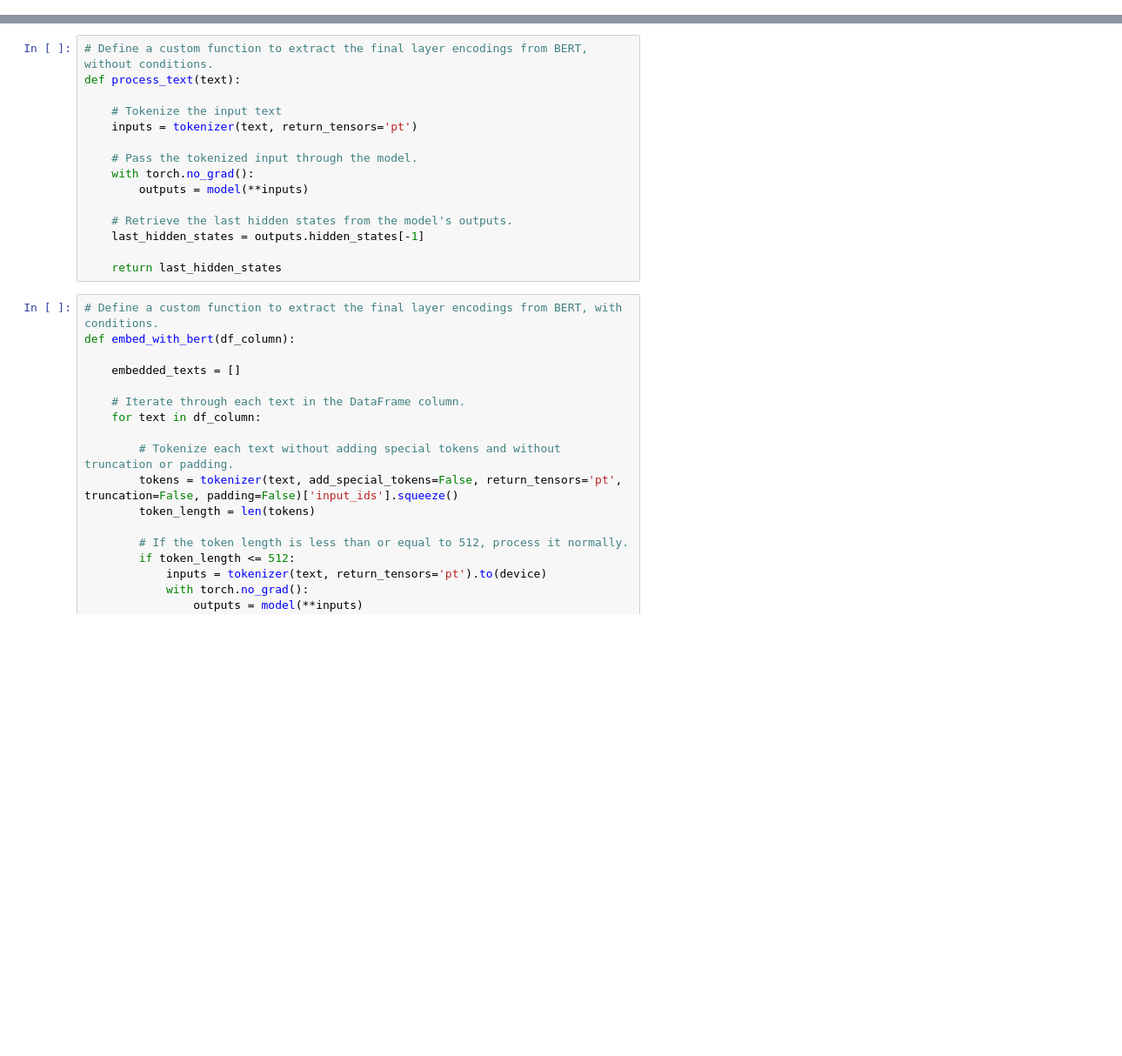
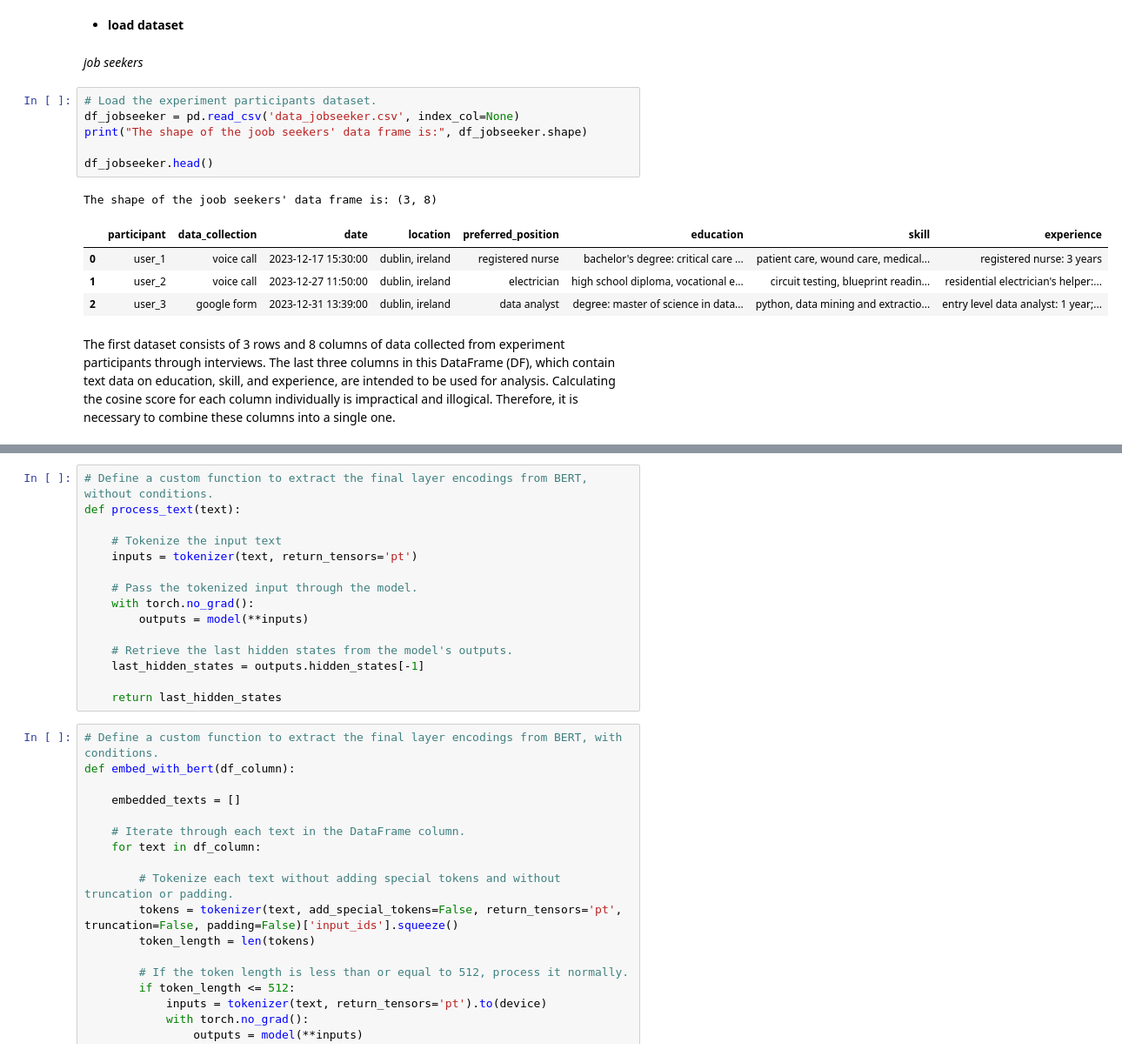
Before and after one commit to temulenbd/project-text-represetation-techniques, a Jupyter notebook: 4 cosine similarity score.ipynb, the cells around one changed output, grey strips where cells are left out. Shown at 87% size. Drawn from its saved outputs; the diff is of its cells as text; blank space fills up the shorter version.

Commit message:
cosine similarity calculation is done

```diff
--- a/4 cosine similarity score.ipynb
+++ b/4 cosine similarity score.ipynb
@@ -37,0 +53,18 @@ from sklearn.feature_extraction.text import CountVectorizer, TfidfVectorizer
+# %% [markdown]
+- **load dataset**
+# %% [markdown]
+*job seekers*
+# %%
+# Load the experiment participants dataset.
+df_jobseeker = pd.read_csv('data_jobseeker.csv', index_col=None)
+print("The shape of the joob seekers' data frame is:", df_jobseeker.shape)
+
+df_jobseeker.head()
+# %% [output]
+The shape of the joob seekers' data frame is: (3, 8)
+|  | participant | data_collection | date | location | preferred_position | education | skill | experience |
+| 0 | user_1 | voice call | 2023-12-17 15:30:00 | dublin, ireland | registered nurse | bachelor's degree: critical care ... | patient care, wound care, medical... | registered nurse: 3 years |
+| 1 | user_2 | voice call | 2023-12-27 11:50:00 | dublin, ireland | electrician | high school diploma, vocational e... | circuit testing, blueprint readin... | residential electrician's helper:... |
+| 2 | user_3 | google form | 2023-12-31 13:39:00 | dublin, ireland | data analyst | degree: master of science in data... | python, data mining and extractio... | entry level data analyst: 1 year;... |
+# %% [markdown]
+The first dataset consists of 3 rows and 8 columns of data collected from experiment participants through interviews. The last three columns in this DataFrame (DF), which contain text data on education, skill, and experience, are intended to be used for analysis. Calculating the cosine score for each column individually is impractical and illogical. Therefore, it is necessary to combine these columns into a single one.
```
Also changed, not shown: parts of 123 cells of this notebook, 9 other files.
